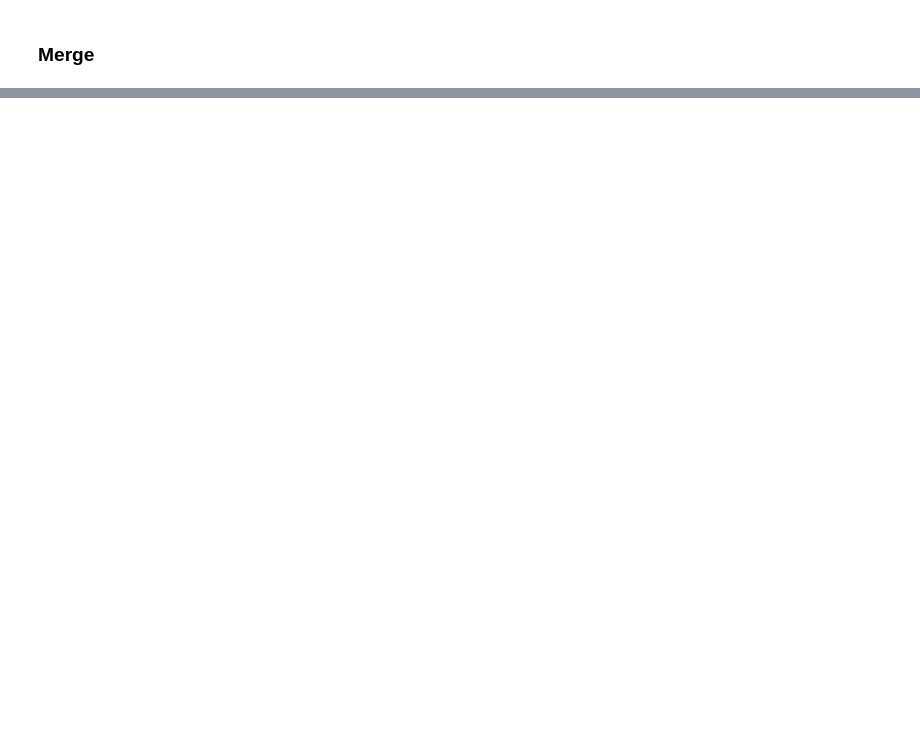
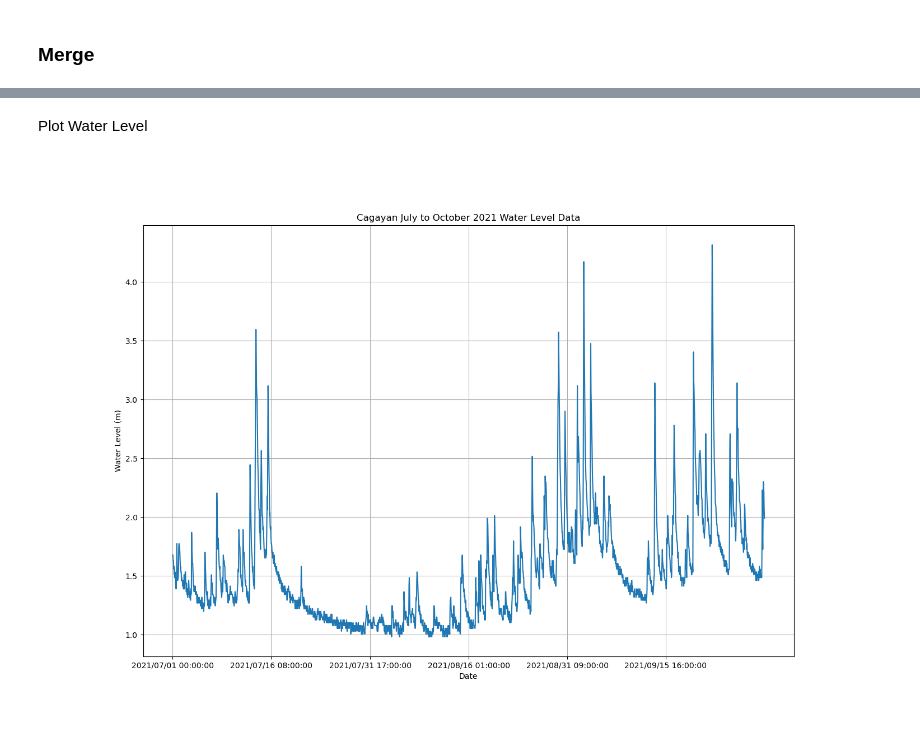
Before and after one commit to gsulay/First_Gen_Tagoloan_CDO, a Jupyter notebook: Rating Curve Plot.ipynb, the cells around one changed output, grey strips where cells are left out. Cells and saved outputs as stored; diff of their text form; code cells hidden in the pictures; blank space fills up the shorter version.

Commit message:
Created the Rating Curve notebook for the program

```diff
--- a/Rating Curve Plot.ipynb
+++ b/Rating Curve Plot.ipynb
@@ -157,0 +179,6 @@ main_df
+# %%
+timestamp = main_df['Timestamp']
+precipitation = main_df['Rain Gauge']
+river_name = str(river).split('_')[-1]
+
+all_figs = []
@@ -157,0 +206,18 @@ main_df
+# %%
+
+
+met_fig, ax = plt.subplots(figsize=[15,10])
+
+ax.plot(timestamp,precipitation, color='orange')
+ax.set_title(f"{river_name} {month} {year}Meteorological Data")
+ax.set_xlabel("Date")
+ax.set_ylabel("Precipitation (mm)")
+
+x_ticks_idx = np.linspace(0,len(timestamp), 7).round(0)
+x_ticks = [i for idx, i in enumerate(timestamp) if int(idx) in x_ticks_idx]
+ax.set_xticks(x_ticks)
+ax.grid(True)
+
+all_figs.append(met_fig)
+
+plt.show()
@@ -157,0 +226,22 @@ main_df
+# %% [markdown]
+Plot Water Level
+# %%
+water_fig, ax = plt.subplots(figsize=[15,10])
+
+ax.plot(timestamp,water_level, label="Water Level")
+
+ax.set_title(f"{river_name} {month} {year}Water Level Data")
+ax.set_xlabel("Date")
+ax.set_ylabel("Water Level (m)")
+
+x_ticks_idx = np.linspace(0,len(timestamp), 7).round(0)
+x_ticks = [i for idx, i in enumerate(timestamp) if int(idx) in x_ticks_idx]
+ax.set_xticks(x_ticks)
+
+ax.grid(True)
+
+all_figs.append(water_fig)
+
+plt.show()
+# %% [output]
+[figure, added]
```
Also changed, not shown: parts of 22 cells of this notebook.
